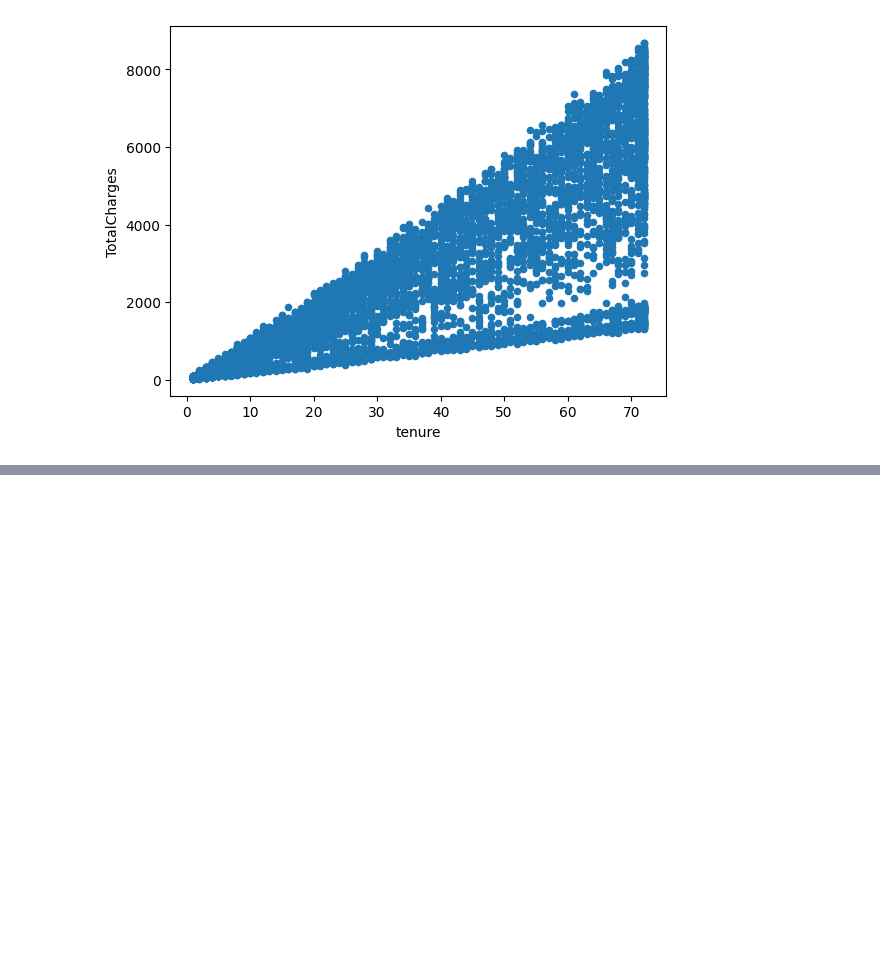
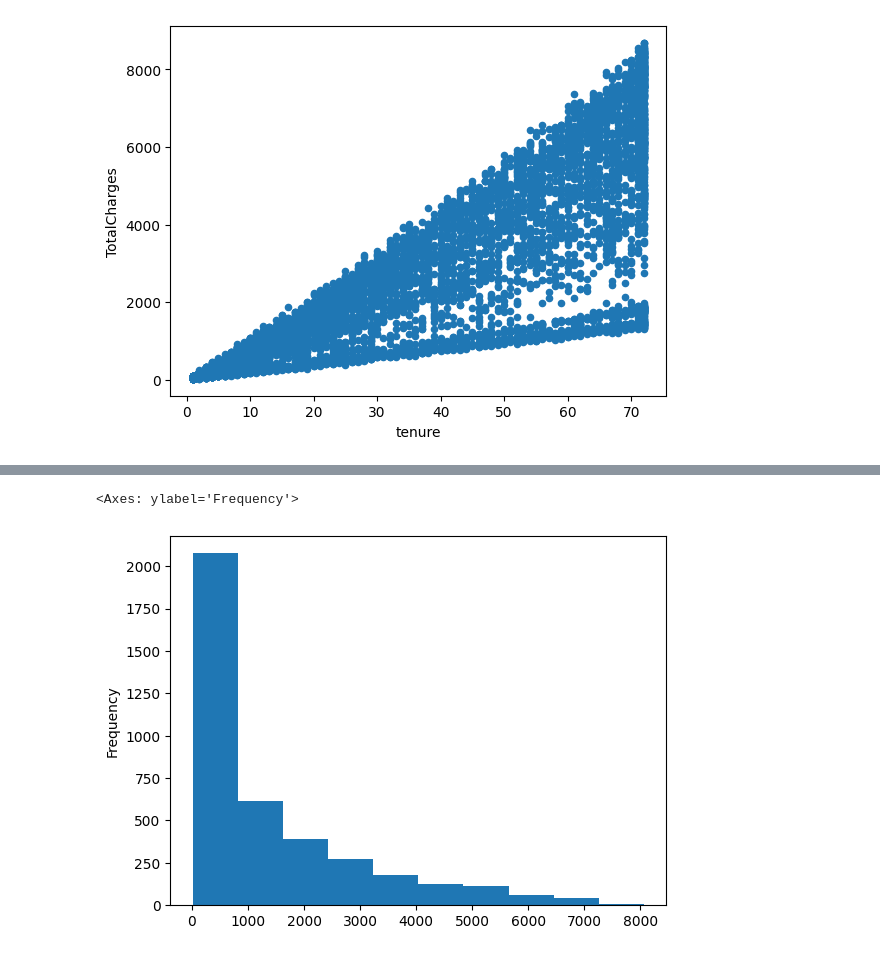
Before and after one commit to RonanSousaPoffo/IA-Python, a Jupyter notebook: EDA_COLETA_PREPARACAO_DADOS/eda_churn.ipynb, the cells around one changed output, grey strips where cells are left out. Cells and saved outputs as stored; diff of their text form; code cells hidden in the pictures; blank space fills up the shorter version.

Commit message:
Salvando novos dados

```diff
--- a/EDA_COLETA_PREPARACAO_DADOS/eda_churn.ipynb
+++ b/EDA_COLETA_PREPARACAO_DADOS/eda_churn.ipynb
@@ -889,0 +920,3 @@ df_churn.plot.scatter(x='tenure',y='TotalCharges')
+# %%
+# criar Dataframe somente com clientes do tipo Month to Month (Contrao mensal)
+df_churn_month = df_churn[df_churn.Contract=='Month-to-month']
@@ -889,0 +939,6 @@ df_churn.plot.scatter(x='tenure',y='TotalCharges')
+# %%
+# Histograma - Checar visualmente se os dados seguem uma distribuição normal
+df_churn_month.TotalCharges.plot.hist()
+# %% [output]
+<Axes: ylabel='Frequency'>
+[figure, added]
```
Also changed, not shown: parts of 16 cells of this notebook, 2 other files.
